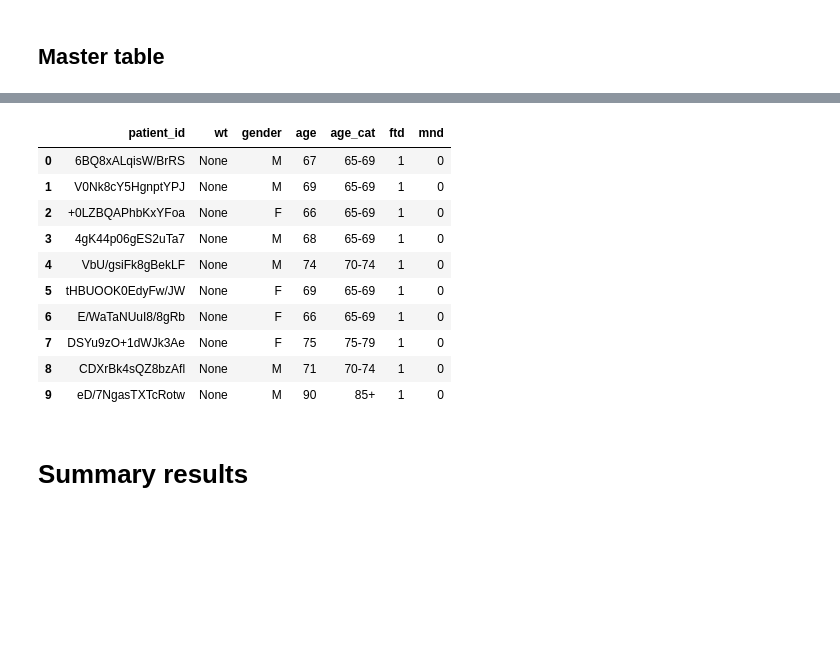
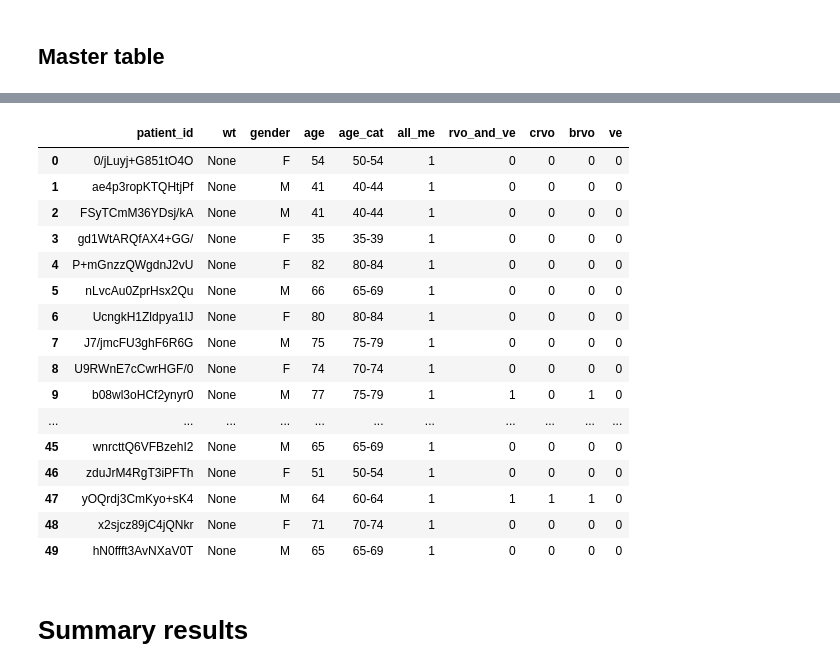
Before and after one commit to swaralit/Scoping_2018, a Jupyter notebook: Ravdeep/Macular edema in RVO.ipynb, the cells around one changed output, grey strips where cells are left out. Drawn from its saved outputs; the diff is of its cells as text; code cells hidden in the pictures; blank space fills up the shorter version.

```diff
--- a/Ravdeep/Macular edema in RVO.ipynb
+++ b/Ravdeep/Macular edema in RVO.ipynb
@@ -699,17 +729,23 @@ Query started at 05:53:40 PM GMT Daylight Time; Query executed in 0.06 m
 # %%
-snow.select("select * from st_rvo_master_table limit 10")
+snow.select("select * from st_rvo_master_table limit 50")
 # %% [output]
-|  | patient_id | wt | gender | age | age_cat | ftd | mnd |
-| 0 | 6BQ8xALqisW/BrRS | None | M | 67 | 65-69 | 1 | 0 |
-| 1 | V0Nk8cY5HgnptYPJ | None | M | 69 | 65-69 | 1 | 0 |
-| 2 | +0LZBQAPhbKxYFoa | None | F | 66 | 65-69 | 1 | 0 |
-| 3 | 4gK44p06gES2uTa7 | None | M | 68 | 65-69 | 1 | 0 |
-| 4 | VbU/gsiFk8gBekLF | None | M | 74 | 70-74 | 1 | 0 |
-| 5 | tHBUOOK0EdyFw/JW | None | F | 69 | 65-69 | 1 | 0 |
-| 6 | E/WaTaNUuI8/8gRb | None | F | 66 | 65-69 | 1 | 0 |
-| 7 | DSYu9zO+1dWJk3Ae | None | F | 75 | 75-79 | 1 | 0 |
-| 8 | CDXrBk4sQZ8bzAfl | None | M | 71 | 70-74 | 1 | 0 |
-| 9 | eD/7NgasTXTcRotw | None | M | 90 | 85+ | 1 | 0 |
+|  | patient_id | wt | gender | age | age_cat | all_me | rvo_and_ve | crvo | brvo | ve |
+| 0 | 0/jLuyj+G851tO4O | None | F | 54 | 50-54 | 1 | 0 | 0 | 0 | 0 |
+| 1 | ae4p3ropKTQHtjPf | None | M | 41 | 40-44 | 1 | 0 | 0 | 0 | 0 |
+| 2 | FSyTCmM36YDsj/kA | None | M | 41 | 40-44 | 1 | 0 | 0 | 0 | 0 |
+| 3 | gd1WtARQfAX4+GG/ | None | F | 35 | 35-39 | 1 | 0 | 0 | 0 | 0 |
+| 4 | P+mGnzzQWgdnJ2vU | None | F | 82 | 80-84 | 1 | 0 | 0 | 0 | 0 |
+| 5 | nLvcAu0ZprHsx2Qu | None | M | 66 | 65-69 | 1 | 0 | 0 | 0 | 0 |
+| 6 | UcngkH1Zldpya1lJ | None | F | 80 | 80-84 | 1 | 0 | 0 | 0 | 0 |
+| 7 | J7/jmcFU3ghF6R6G | None | M | 75 | 75-79 | 1 | 0 | 0 | 0 | 0 |
+| 8 | U9RWnE7cCwrHGF/0 | None | F | 74 | 70-74 | 1 | 0 | 0 | 0 | 0 |
+| 9 | b08wl3oHCf2ynyr0 | None | M | 77 | 75-79 | 1 | 1 | 0 | 1 | 0 |
+| ... | ... | ... | ... | ... | ... | ... | ... | ... | ... | ... |
+| 45 | wnrcttQ6VFBzehI2 | None | M | 65 | 65-69 | 1 | 0 | 0 | 0 | 0 |
+| 46 | zduJrM4RgT3iPFTh | None | F | 51 | 50-54 | 1 | 0 | 0 | 0 | 0 |
+| 47 | yOQrdj3CmKyo+sK4 | None | M | 64 | 60-64 | 1 | 1 | 1 | 1 | 0 |
+| 48 | x2sjcz89jC4jQNkr | None | F | 71 | 70-74 | 1 | 0 | 0 | 0 | 0 |
+| 49 | hN0ffft3AvNXaV0T | None | M | 65 | 65-69 | 1 | 0 | 0 | 0 | 0 |
 # %% [markdown]
 # Summary results
 # %%
```
Also changed, not shown: parts of 42 cells of this notebook, 3 other files.
